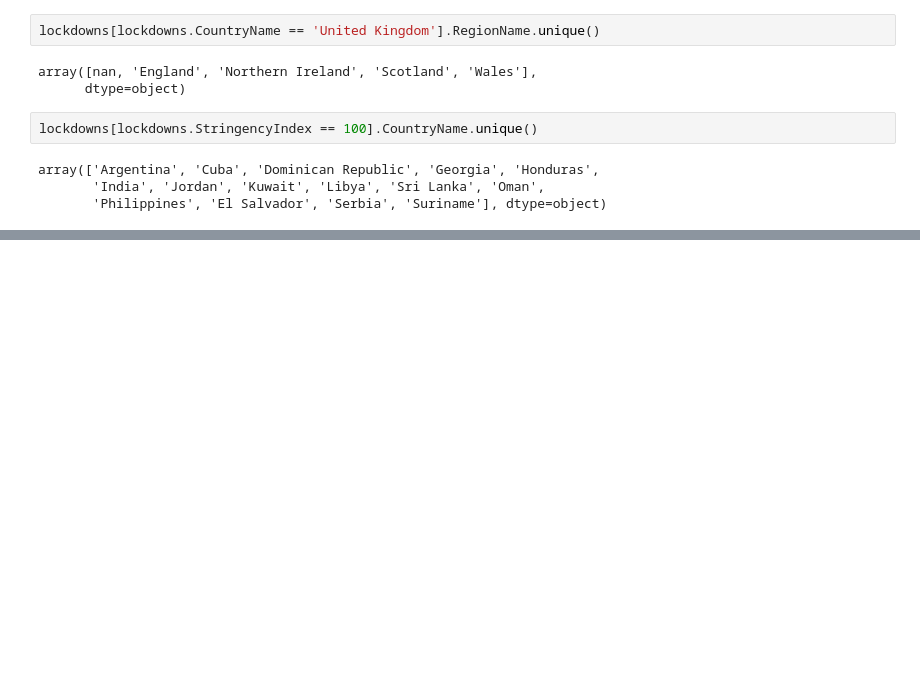
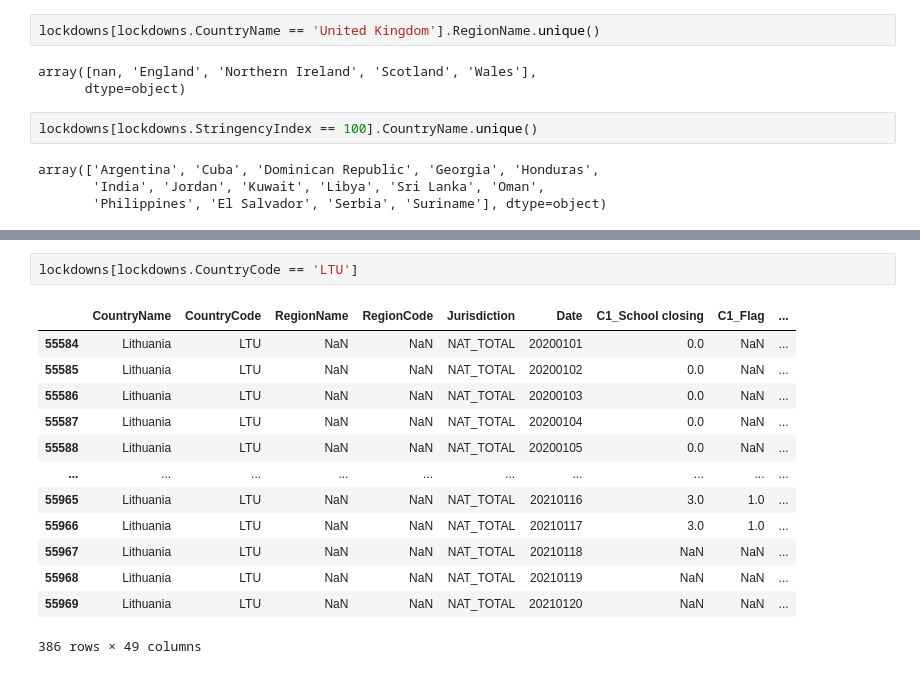
Before and after one commit to marti-1/covid19_lockdown, a Jupyter notebook: Untitled.ipynb, the cells around one changed output, grey strips where cells are left out. Drawn from its saved outputs; the diff is of its cells as text; blank space fills up the shorter version.

```diff
--- a/Untitled.ipynb
+++ b/Untitled.ipynb
@@ -84,0 +125,16 @@ array(['Argentina', 'Cuba', 'Dominican Republic', 'Georgia', 'Honduras',
+# %%
+lockdowns[lockdowns.CountryCode == 'LTU']
+# %% [output]
+|  | CountryName | CountryCode | RegionName | RegionCode | Jurisdiction | Date | C1_School closing | C1_Flag | ... |
+| 55584 | Lithuania | LTU | NaN | NaN | NAT_TOTAL | 20200101 | 0.0 | NaN | ... |
+| 55585 | Lithuania | LTU | NaN | NaN | NAT_TOTAL | 20200102 | 0.0 | NaN | ... |
+| 55586 | Lithuania | LTU | NaN | NaN | NAT_TOTAL | 20200103 | 0.0 | NaN | ... |
+| 55587 | Lithuania | LTU | NaN | NaN | NAT_TOTAL | 20200104 | 0.0 | NaN | ... |
+| 55588 | Lithuania | LTU | NaN | NaN | NAT_TOTAL | 20200105 | 0.0 | NaN | ... |
+| ... | ... | ... | ... | ... | ... | ... | ... | ... | ... |
+| 55965 | Lithuania | LTU | NaN | NaN | NAT_TOTAL | 20210116 | 3.0 | 1.0 | ... |
+| 55966 | Lithuania | LTU | NaN | NaN | NAT_TOTAL | 20210117 | 3.0 | 1.0 | ... |
+| 55967 | Lithuania | LTU | NaN | NaN | NAT_TOTAL | 20210118 | NaN | NaN | ... |
+| 55968 | Lithuania | LTU | NaN | NaN | NAT_TOTAL | 20210119 | NaN | NaN | ... |
+| 55969 | Lithuania | LTU | NaN | NaN | NAT_TOTAL | 20210120 | NaN | NaN | ... |
+386 rows × 49 columns
```
Also changed, not shown: parts of 9 cells of this notebook.
